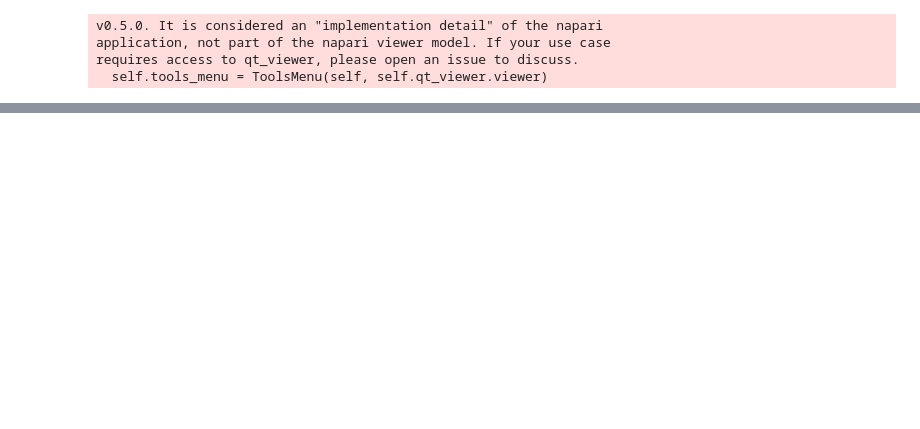
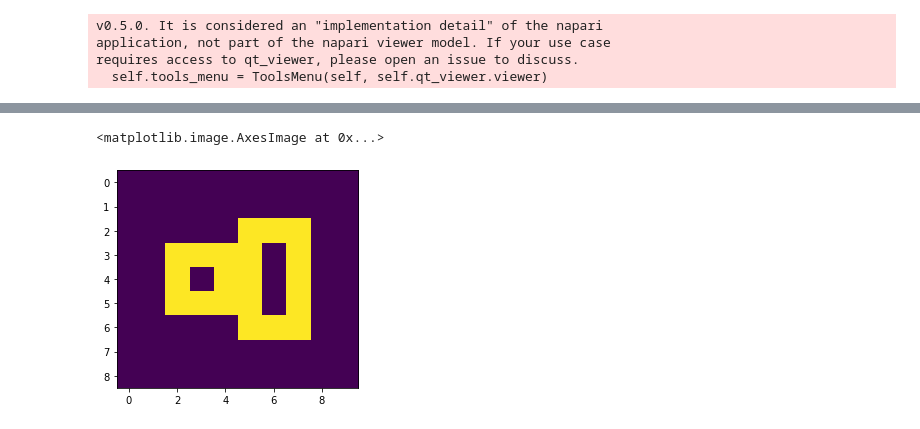
Before and after one commit to zacswider/volume-distribution, a Jupyter notebook: Methods.ipynb, the cells around one changed output, grey strips where cells are left out. Saved outputs shown, nothing was run; the diff lists cells and outputs as text; code cells hidden in the pictures; blank space fills up the shorter version.

```diff
--- a/Methods.ipynb
+++ b/Methods.ipynb
@@ -644,0 +950,5 @@ print(f'bad density: {bad_d}')
+# %%
+plt.imshow(find_boundaries(labels, mode='inner').astype(np.uint8))
+# %% [output]
+<matplotlib.image.AxesImage at 0x...>
+[figure, added]
```
Also changed, not shown: parts of 43 cells of this notebook.
